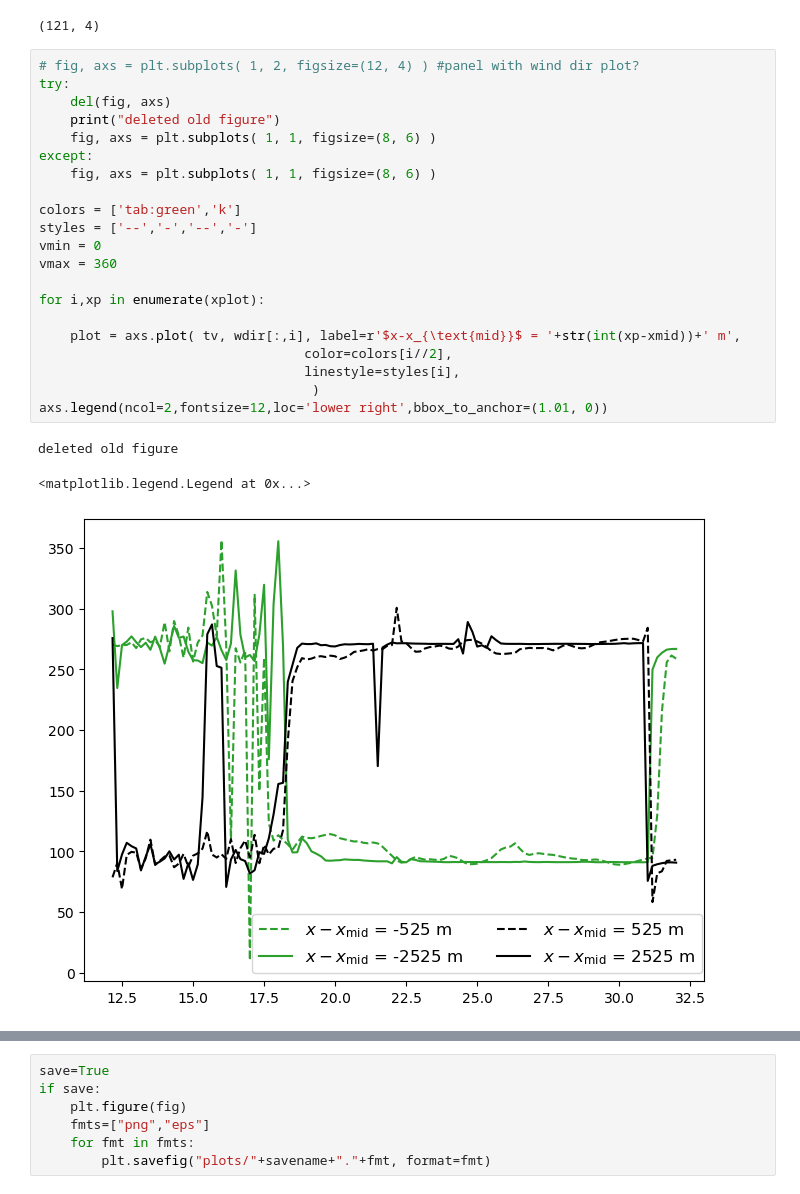
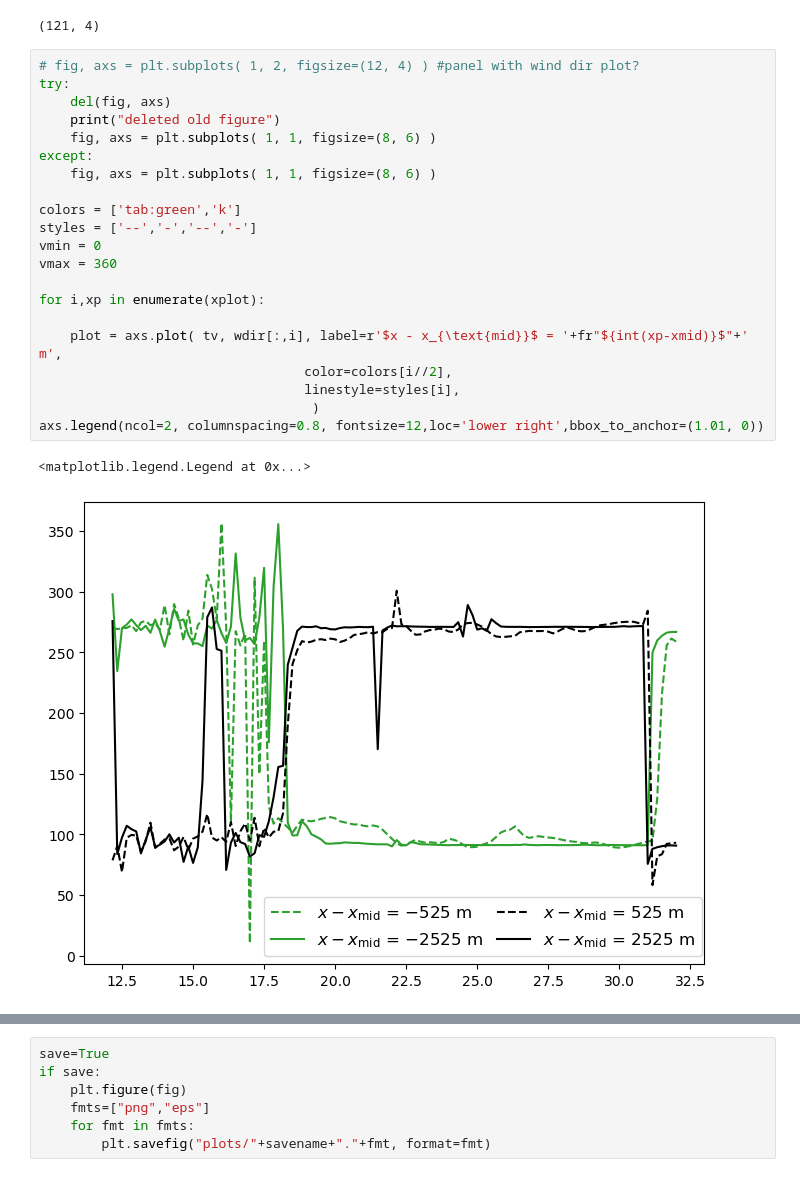
Before and after one commit to adconnolly/SlopeFlow, a Jupyter notebook: analysis/plot_timeseries_windDir.ipynb, the cells around one changed output, grey strips where cells are left out. Saved outputs shown, nothing was run; the diff lists cells and outputs as text.

```diff
--- a/analysis/plot_timeseries_windDir.ipynb
+++ b/analysis/plot_timeseries_windDir.ipynb
@@ -76,28 +76,27 @@ wdir.shape
 # %%
 # fig, axs = plt.subplots( 1, 2, figsize=(12, 4) ) #panel with wind dir plot?
 try:
     del(fig, axs)
     print("deleted old figure")
     fig, axs = plt.subplots( 1, 1, figsize=(8, 6) )
 except:
     fig, axs = plt.subplots( 1, 1, figsize=(8, 6) )
 
 colors = ['tab:green','k']
 styles = ['--','-','--','-']
 vmin = 0
 vmax = 360
 
 for i,xp in enumerate(xplot):
 
-    plot = axs.plot( tv, wdir[:,i], label=r'$x-x_{\text{mid}}$ = '+str(int(xp-xmid))+' m',
+    plot = axs.plot( tv, wdir[:,i], label=r'$x - x_{\text{mid}}$ = '+fr"${int(xp-xmid)}$"+' m',
                                   color=colors[i//2],
                                   linestyle=styles[i],
                                    )
-axs.legend(ncol=2,fontsize=12,loc='lower right',bbox_to_anchor=(1.01, 0))
+axs.legend(ncol=2, columnspacing=0.8, fontsize=12,loc='lower right',bbox_to_anchor=(1.01, 0))
 # %% [output]
-deleted old figure
+<matplotlib.legend.Legend at 0x...>
-<matplotlib.legend.Legend at 0x...>
-[figure, old version]
+[figure, new version]
 # %%
 axs.set_xticks(tv[::12])
 axs.set_xticklabels(times[::12].strftime('%H:%M'), rotation=0)
```
Also changed, not shown: parts of 1 cell of this notebook, 5 other files.
